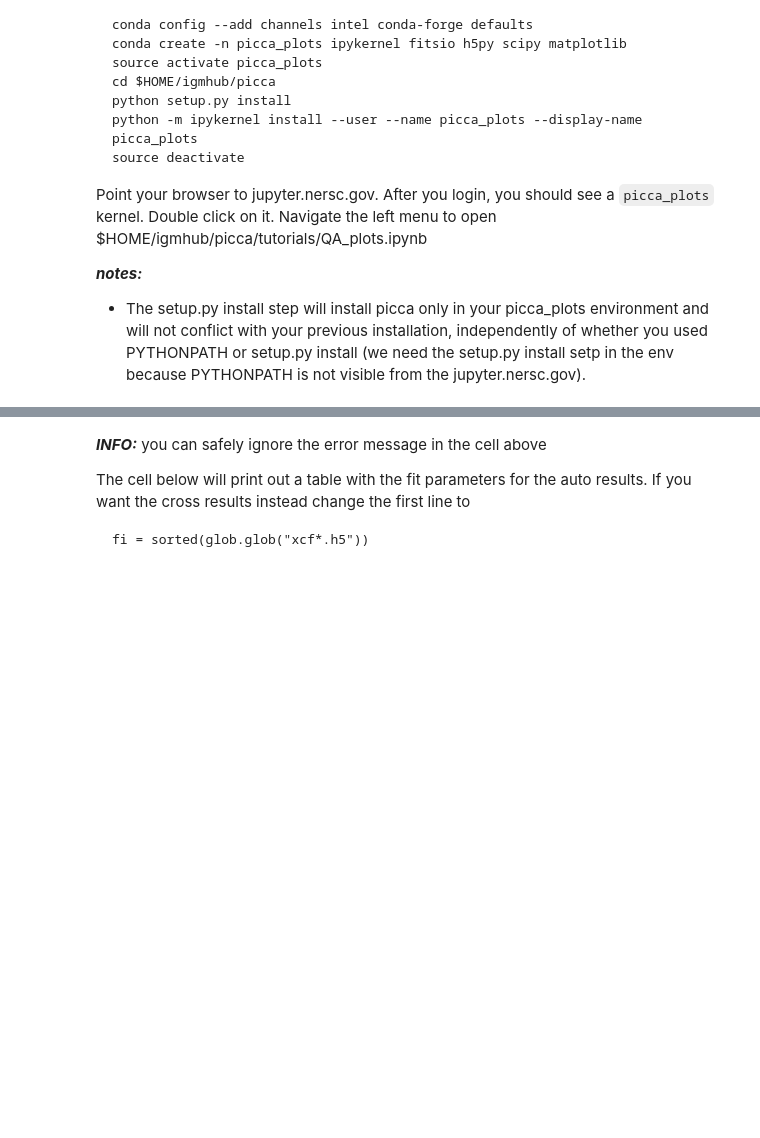
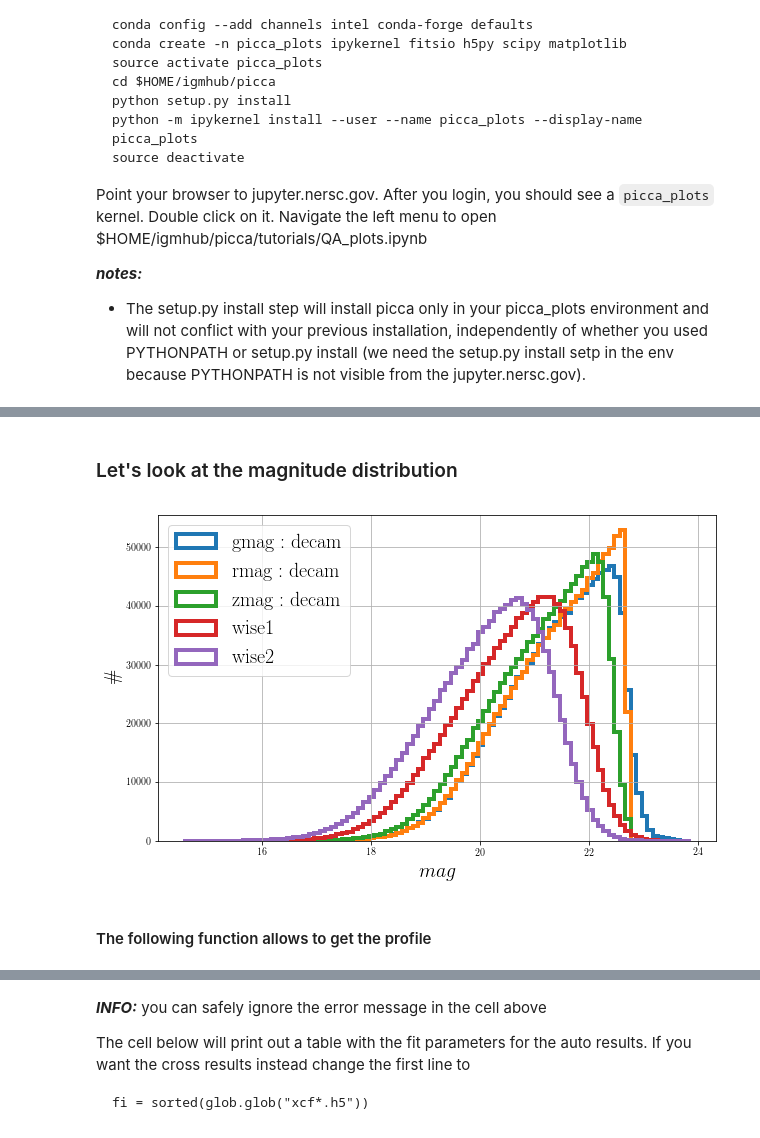
Before and after one commit to igmhub/picca, a Jupyter notebook: tutorials/QA_plots.ipynb, the cells around one changed output, grey strips where cells are left out. Saved outputs shown, nothing was run; the diff lists cells and outputs as text; code cells hidden in the pictures; blank space fills up the shorter version.

```diff
--- a/tutorials/QA_plots.ipynb
+++ b/tutorials/QA_plots.ipynb
@@ -42,0 +174,29 @@ os.chdir("/project/projectdirs/desi/mocks/lya_forest/picca/london/v4.0/quick-0.0
+# %% [markdown]
+### Let's look at the magnitude distribution
+# %%
+name_mag = {}
+name_mag[0] = 'g mag: decam'
+name_mag[1] = 'r mag: decam'
+name_mag[2] = 'z mag: decam'
+name_mag[3] = 'wise1'
+name_mag[4] = 'wise2'
+# %%
+h = fitsio.FITS(cat_path['zcat'])
+mag = h['ZCATALOG']['MAG'][:]
+z = h['ZCATALOG']['Z'][:]
+ra = h['ZCATALOG']['RA'][:]
+dec = h['ZCATALOG']['DEC'][:]
+h.close()
+# %%
+bins = sp.arange(mag.min(), mag.max(), 0.1)
+for i in range(5):
+    plt.hist(mag[:,i],bins=bins,linewidth=4,histtype='step',label=r'$\mathrm{'+name_mag[i]+'}$')
+plt.xlabel(r'$mag$')
+plt.ylabel(r'$\#$')
+plt.legend(loc=2)
+plt.grid()
+plt.show()
+# %% [output]
+[figure, added]
+# %% [markdown]
+#### The following function allows to get the profile
```
Also changed, not shown: parts of 73 cells of this notebook.
